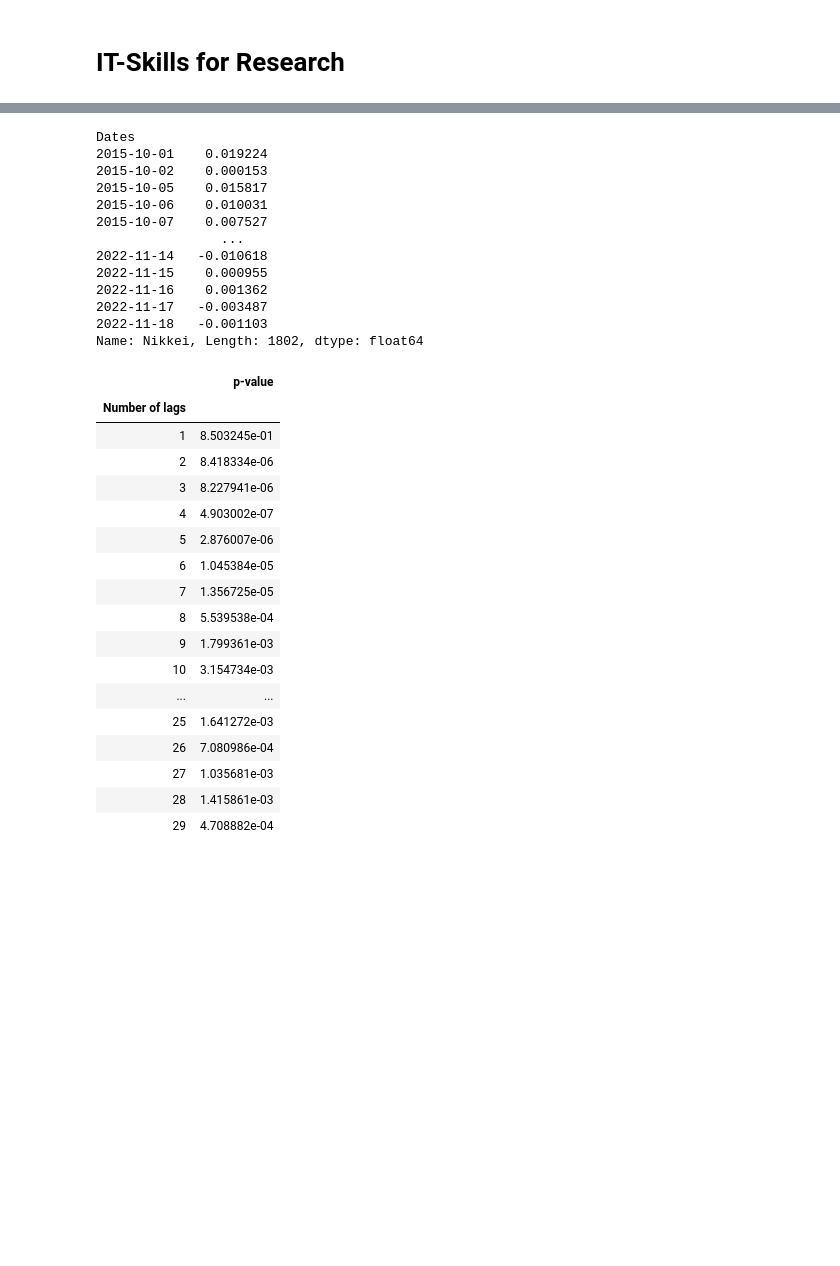
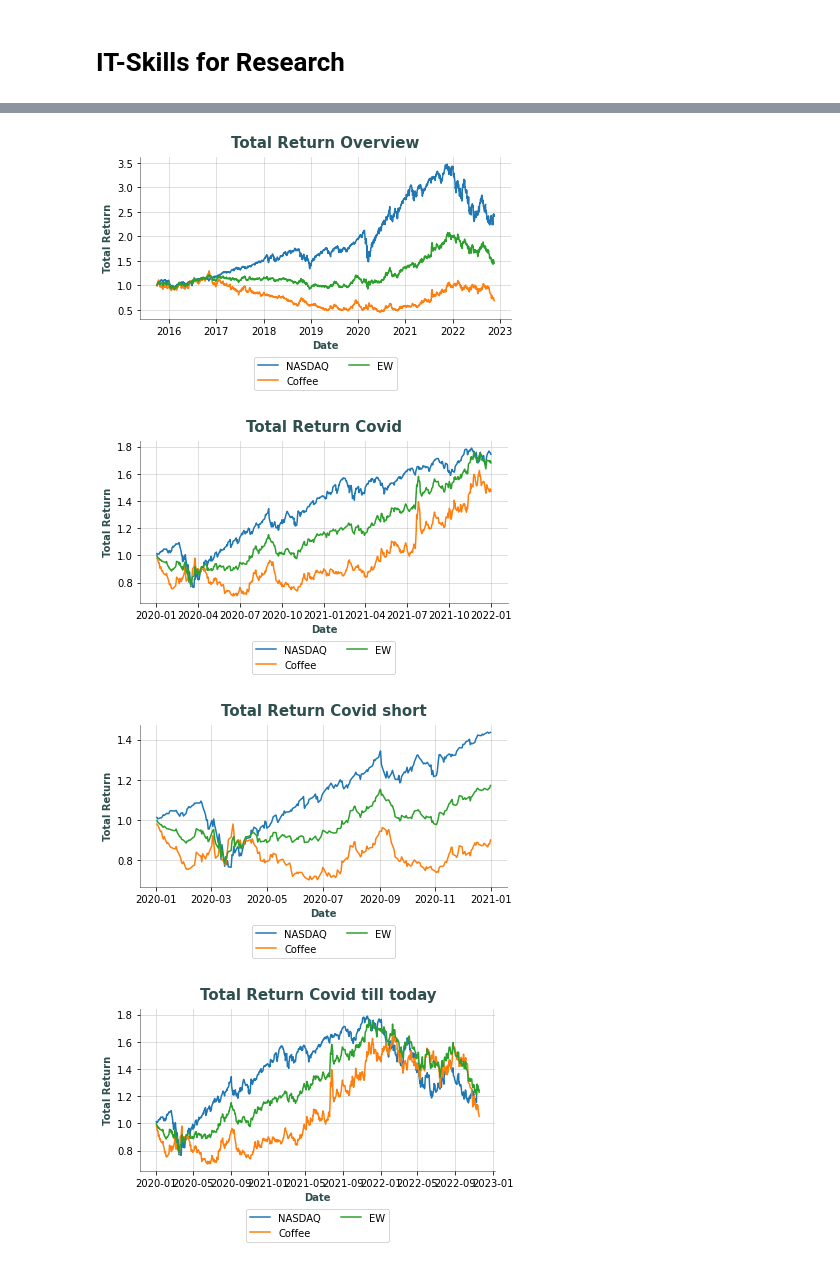
Before and after one commit to jvf3/homework, a Jupyter notebook: notebooks/final.ipynb, the cells around one changed output, grey strips where cells are left out. Saved outputs shown, nothing was run; the diff lists cells and outputs as text; code cells hidden in the pictures; blank space fills up the shorter version.

```diff
--- a/notebooks/final.ipynb
+++ b/notebooks/final.ipynb
@@ -219,37 +342,0 @@ The maximal correlation is obtained
-# %%
-df_nasdaq_nikkei["Nikkei"]
-# %% [output]
-Dates
-2015-10-01    0.019224
-2015-10-02    0.000153
-2015-10-05    0.015817
-2015-10-06    0.010031
-2015-10-07    0.007527
-                ...
-2022-11-14   -0.010618
-2022-11-15    0.000955
-2022-11-16    0.001362
-2022-11-17   -0.003487
-2022-11-18   -0.001103
-Name: Nikkei, Length: 1802, dtype: float64
-# %%
-pvalues_gtest_nasdaq_stoxx
-# %% [output]
-|  | p-value |
-| Number of lags |  |
-| 1 | 8.503245e-01 |
-| 2 | 8.418334e-06 |
-| 3 | 8.227941e-06 |
-| 4 | 4.903002e-07 |
-| 5 | 2.876007e-06 |
-| 6 | 1.045384e-05 |
-| 7 | 1.356725e-05 |
-| 8 | 5.539538e-04 |
-| 9 | 1.799361e-03 |
-| 10 | 3.154734e-03 |
-| ... | ... |
-| 25 | 1.641272e-03 |
-| 26 | 7.080986e-04 |
-| 27 | 1.035681e-03 |
-| 28 | 1.415861e-03 |
-| 29 | 4.708882e-04 |
@@ -285,0 +345,34 @@ print(tabulate(round(mean_pvalue_table,3), tablefmt='psql'))
+# %%
+# Just wondering if coffee can hedge nasdaq (Covid and total time window)
+Strat_Nasdaq_Coffee = (((mergedDailyRets["NASDAQ"]+mergedDailyRets["Coffee"])/2)+1).cumprod()
+Strat_Nasdaq_Coffee_Covid = (((mergedDailyRets_Covid["NASDAQ"]+mergedDailyRets_Covid["Coffee"])/2)+1).cumprod()
+Strat_Nasdaq_Coffee_Covid_short = (((mergedDailyRets_Covid_short["NASDAQ"]+mergedDailyRets_Covid_short["Coffee"])/2)+1).cumprod()
+Strat_Nasdaq_Coffee_Covid_today = (((mergedDailyRets_Covid_today["NASDAQ"]+mergedDailyRets_Covid_today["Coffee"])/2)+1).cumprod()
+
+
+def plot_three(data1,data2,data3,labels,ylabel,xlabel,title):
+    fig, ax = plt.subplots(1,1)
+    ax.plot(data1, label=labels[0])
+    ax.plot(data2, label=labels[1])
+    ax.plot(data3, label=labels[2])
+    ax.set_xlabel(xlabel, fontweight="demi", c="darkslategray")
+    ax.set_ylabel(ylabel, fontweight="demi", c="darkslategray")
+    ax.set_title(title,fontsize=15, y=1.02, c="darkslategray", fontweight="bold")
+    ax.legend(loc='upper center',bbox_to_anchor=(0.5, -0.2), fancybox=True, shadow=False, ncol=2)
+    #plt.xticks(rotation=70)
+    plt.gca().spines["top"].set_alpha(0.0)
+    plt.gca().spines["bottom"].set_alpha(0.5)
+    plt.gca().spines["right"].set_alpha(0.0)
+    plt.gca().spines["left"].set_alpha(0.5)
+    plt.grid(True, alpha=0.5)
+    plt.tight_layout()
+
+plot_three(totalRet["NASDAQ"],totalRet["Coffee"],Strat_Nasdaq_Coffee,["NASDAQ","Coffee", "EW"],"Total Return","Date","Total Return Overview")
+plot_three(totalRet_Covid["NASDAQ"],totalRet_Covid["Coffee"],Strat_Nasdaq_Coffee_Covid,["NASDAQ","Coffee", "EW"],"Total Return","Date","Total Return Covid")
+plot_three(totalRet_Covid_short["NASDAQ"],totalRet_Covid_short["Coffee"],Strat_Nasdaq_Coffee_Covid_short,["NASDAQ","Coffee", "EW"],"Total Return","Date","Total Return Covid short")
+plot_three(totalRet_Covid_today["NASDAQ"],totalRet_Covid_today["Coffee"],Strat_Nasdaq_Coffee_Covid_today,["NASDAQ","Coffee", "EW"],"Total Return","Date","Total Return Covid till today")
+# %% [output]
+[figure, added]
+[figure, added]
+[figure, added]
+[figure, added]
```
Also changed, not shown: parts of 10 cells of this notebook.
